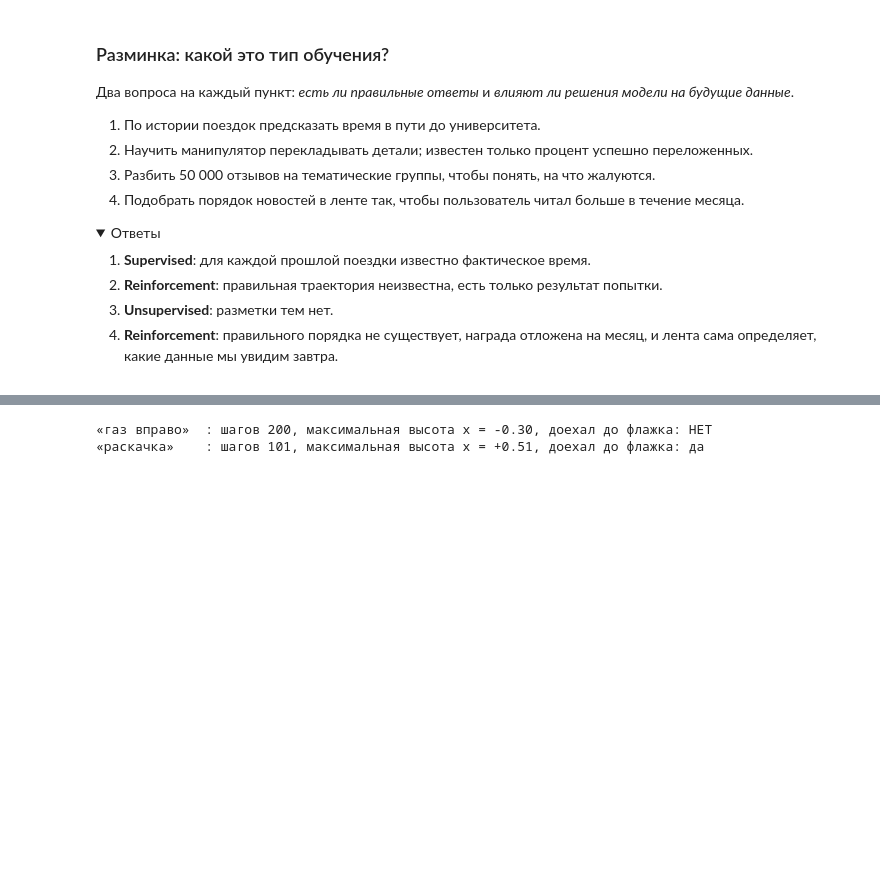
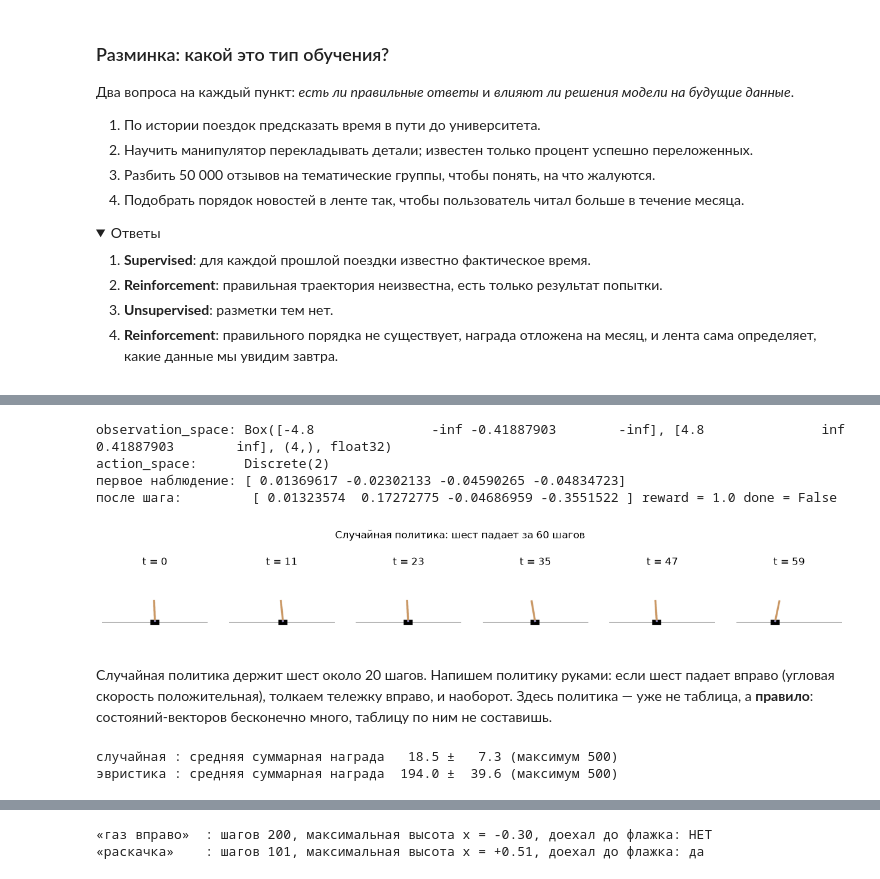
Before and after one commit to IlyaChichkanov/Reinforcement-learning, a Jupyter notebook: 01-intro/lecture/lecture.ipynb, the cells around one changed output, grey strips where cells are left out. Drawn from its saved outputs; the diff is of its cells as text; code cells hidden in the pictures; folded sections open; blank space fills up the shorter version.

```diff
--- a/01-intro/lecture/lecture.ipynb
+++ b/01-intro/lecture/lecture.ipynb
@@ -437,0 +492,68 @@ def show_frames(frames, title="", interval=60, width=3.2):
+# %%
+cartpole = gym.make("CartPole-v1")
+obs, info = cartpole.reset(seed=0)
+print("observation_space:", cartpole.observation_space)
+print("action_space:     ", cartpole.action_space)
+print("первое наблюдение:", obs)
+
+obs, reward, terminated, truncated, info = cartpole.step(1)  # 1 = толкнуть вправо
+print("после шага:        ", obs, "reward =", reward, "done =", terminated or truncated)
+# %% [output]
+observation_space: Box([-4.8               -inf -0.41887903        -inf], [4.8               inf 0.41887903        inf], (4,), float32)
+action_space:      Discrete(2)
+первое наблюдение: [ 0.01369617 -0.02302133 -0.04590265 -0.04834723]
+после шага:         [ 0.01323574  0.17272775 -0.04686959 -0.3551522 ] reward = 1.0 done = False
+# %%
+# Эпизод со случайной политикой: сохраним кадры.
+cartpole = gym.make("CartPole-v1", render_mode="rgb_array")
+obs, _ = cartpole.reset(seed=1)
+frames = []
+for t in range(60):
+    frames.append(cartpole.render())
+    obs, r, terminated, truncated, _ = cartpole.step(cartpole.action_space.sample())
+    if terminated or truncated:
+        break
+cartpole.close()
+
+idx = np.linspace(0, len(frames) - 1, 6).astype(int)
+fig, axes = plt.subplots(1, 6, figsize=(16, 2.6))
+for ax, i in zip(axes, idx):
+    ax.imshow(frames[i])
+    ax.set_title(f"t = {i}")
+    ax.axis("off")
+plt.suptitle(f"Случайная политика: шест падает за {len(frames)} шагов")
+plt.show()
+# %% [output]
+[figure, added]
+# %% [markdown]
+Случайная политика держит шест около 20 шагов. Напишем политику руками: если шест падает вправо (угловая скорость положительная), толкаем тележку вправо, и наоборот. Здесь политика — уже не таблица, а **правило**: состояний-векторов бесконечно много, таблицу по ним не составишь.
+# %%
+def random_policy(obs):
+    return np.random.randint(2)
+
+def heuristic_policy(obs):
+    x, x_dot, theta, theta_dot = obs
+    return int(theta_dot > 0)   # толкаем в ту сторону, куда падает шест
+
+def run_episodes(policy, n_episodes=50, seed=0):
+    cartpole = gym.make("CartPole-v1")
+    returns = []
+    for ep in range(n_episodes):
+        obs, _ = cartpole.reset(seed=seed + ep)
+        total = 0
+        while True:
+            obs, r, terminated, truncated, _ = cartpole.step(policy(obs))
+            total += r
+            if terminated or truncated:
+                break
+        returns.append(total)
+    cartpole.close()
+    return np.array(returns)
+
+np.random.seed(0)
+for name, policy in [("случайная", random_policy), ("эвристика", heuristic_policy)]:
+    G = run_episodes(policy)
+    print(f"{name:10s}: средняя суммарная награда {G.mean():6.1f} ± {G.std():5.1f} (максимум 500)")
+# %% [output]
+случайная : средняя суммарная награда   18.5 ±   7.3 (максимум 500)
+эвристика : средняя суммарная награда  194.0 ±  39.6 (максимум 500)
```
Also changed, not shown: parts of 103 cells of this notebook, 6 other files.
